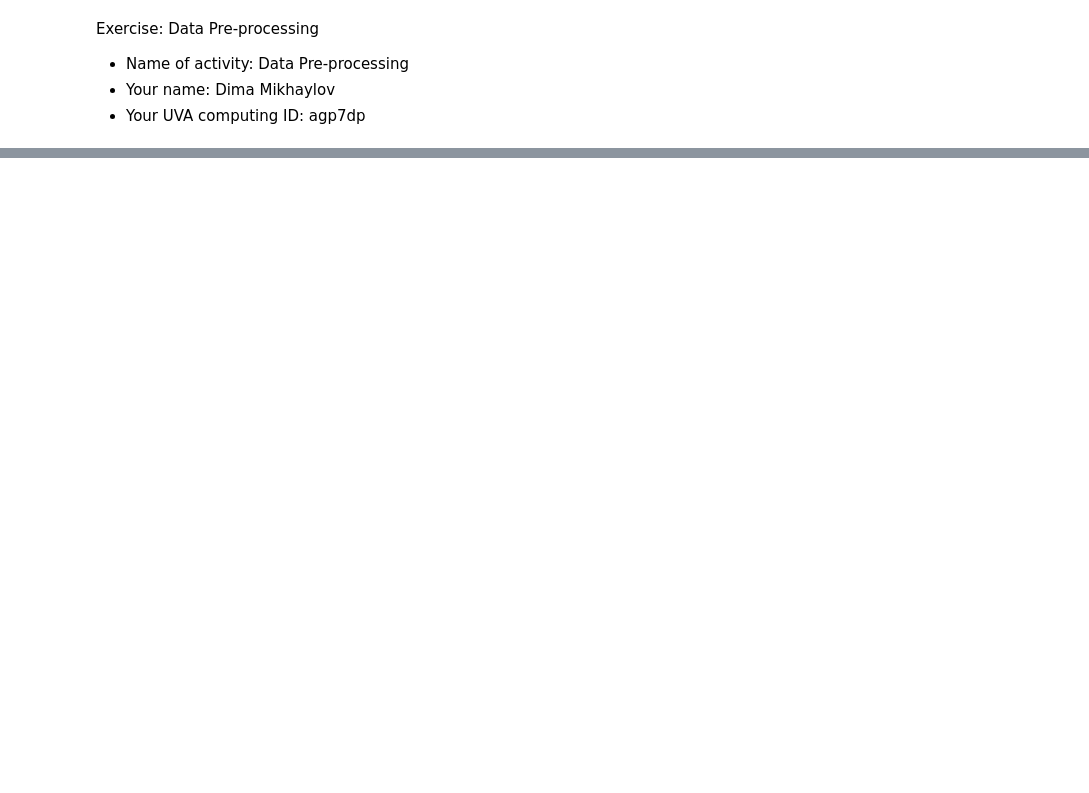
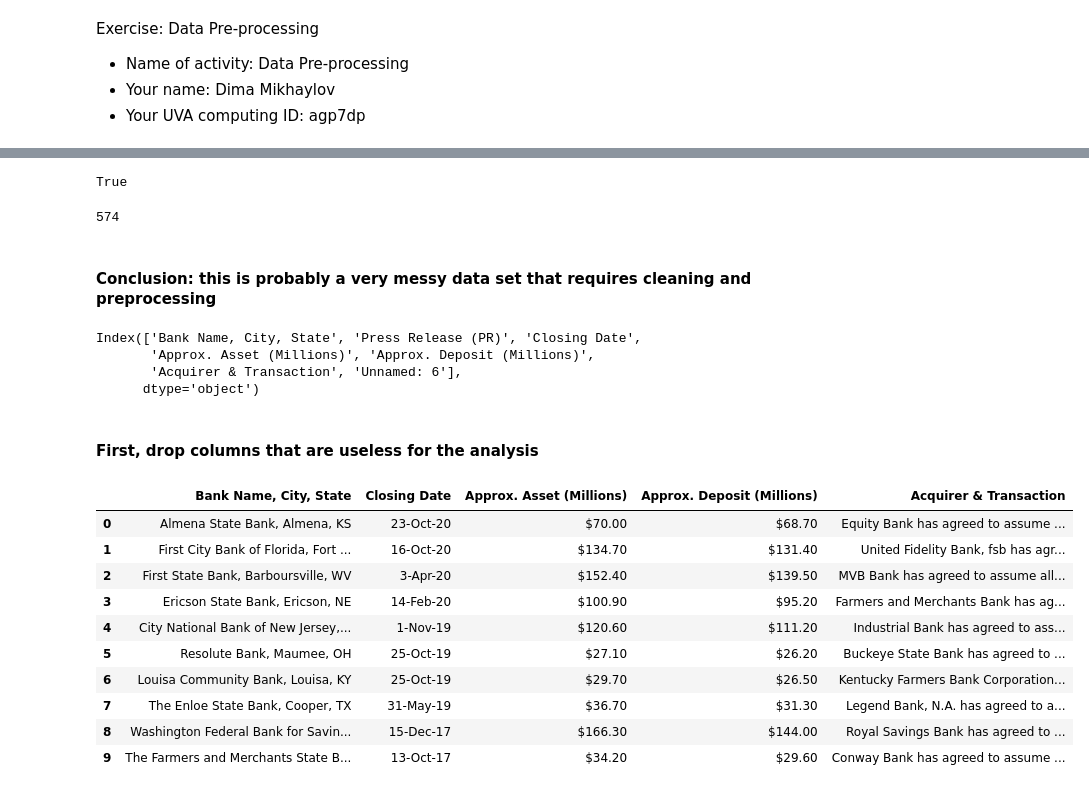
Before and after one commit to allaccountstaken/best_of_Python, a Jupyter notebook: M8/Exercise_DataPreprocessing.ipynb, the cells around one changed output, grey strips where cells are left out. Drawn from its saved outputs; the diff is of its cells as text; code cells hidden in the pictures; blank space fills up the shorter version.

```diff
--- a/M8/Exercise_DataPreprocessing.ipynb
+++ b/M8/Exercise_DataPreprocessing.ipynb
@@ -10,0 +12,6 @@ UnicodeDecodeError: 'utf-8' codec can't decode byte 0xa0 in position 0: invalid
+# %%
+# Source: https://www.fdic.gov/bank/historical/bank/
+# Data retrieved on 10/22/2021 using download finctionality
+filename = "bfb-data.csv"
+df = pd.read_csv(filename, encoding = "ISO-8859-1", engine='python')
+df.head(2)
@@ -10,0 +75,34 @@ UnicodeDecodeError: 'utf-8' codec can't decode byte 0xa0 in position 0: invalid
+# %%
+df.isnull().values.any()
+# %% [output]
+True
+# %%
+df.isnull().sum().sum()
+# %% [output]
+574
+# %% [markdown]
+#### Conclusion: this is probably a very messy data set that requires cleaning and preprocessing
+# %%
+df.columns
+# %% [output]
+Index(['Bank Name, City, State', 'Press Release (PR)', 'Closing Date',
+       'Approx. Asset (Millions)', 'Approx. Deposit (Millions)',
+       'Acquirer & Transaction', 'Unnamed: 6'],
+      dtype='object')
+# %% [markdown]
+#### First, drop columns that are useless for the analysis
+# %%
+df.drop(columns=['Press Release (PR)', 'Unnamed: 6'], axis=1, inplace=True)
+df.head(10)
+# %% [output]
+|  | Bank Name, City, State | Closing Date | Approx. Asset (Millions) | Approx. Deposit (Millions) | Acquirer & Transaction |
+| 0 | Almena State Bank, Almena, KS | 23-Oct-20 | $70.00 | $68.70 | Equity Bank has agreed to assume ... |
+| 1 | First City Bank of Florida, Fort ... | 16-Oct-20 | $134.70 | $131.40 | United Fidelity Bank, fsb has agr... |
+| 2 | First State Bank, Barboursville, WV | 3-Apr-20 | $152.40 | $139.50 | MVB Bank has agreed to assume all... |
+| 3 | Ericson State Bank, Ericson, NE | 14-Feb-20 | $100.90 | $95.20 | Farmers and Merchants Bank has ag... |
+| 4 | City National Bank of New Jersey,... | 1-Nov-19 | $120.60 | $111.20 | Industrial Bank has agreed to ass... |
+| 5 | Resolute Bank, Maumee, OH | 25-Oct-19 | $27.10 | $26.20 | Buckeye State Bank has agreed to ... |
+| 6 | Louisa Community Bank, Louisa, KY | 25-Oct-19 | $29.70 | $26.50 | Kentucky Farmers Bank Corporation... |
+| 7 | The Enloe State Bank, Cooper, TX | 31-May-19 | $36.70 | $31.30 | Legend Bank, N.A. has agreed to a... |
+| 8 | Washington Federal Bank for Savin... | 15-Dec-17 | $166.30 | $144.00 | Royal Savings Bank has agreed to ... |
+| 9 | The Farmers and Merchants State B... | 13-Oct-17 | $34.20 | $29.60 | Conway Bank has agreed to assume ... |
```
Also changed, not shown: parts of 22 cells of this notebook, 7 other files.
